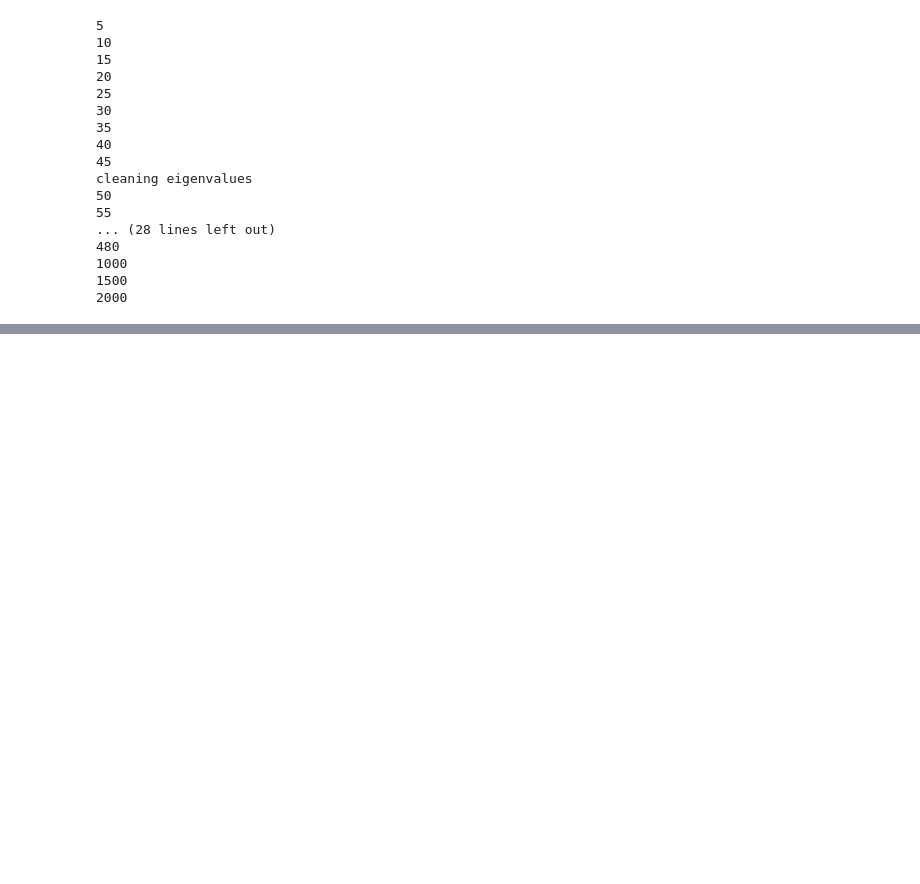
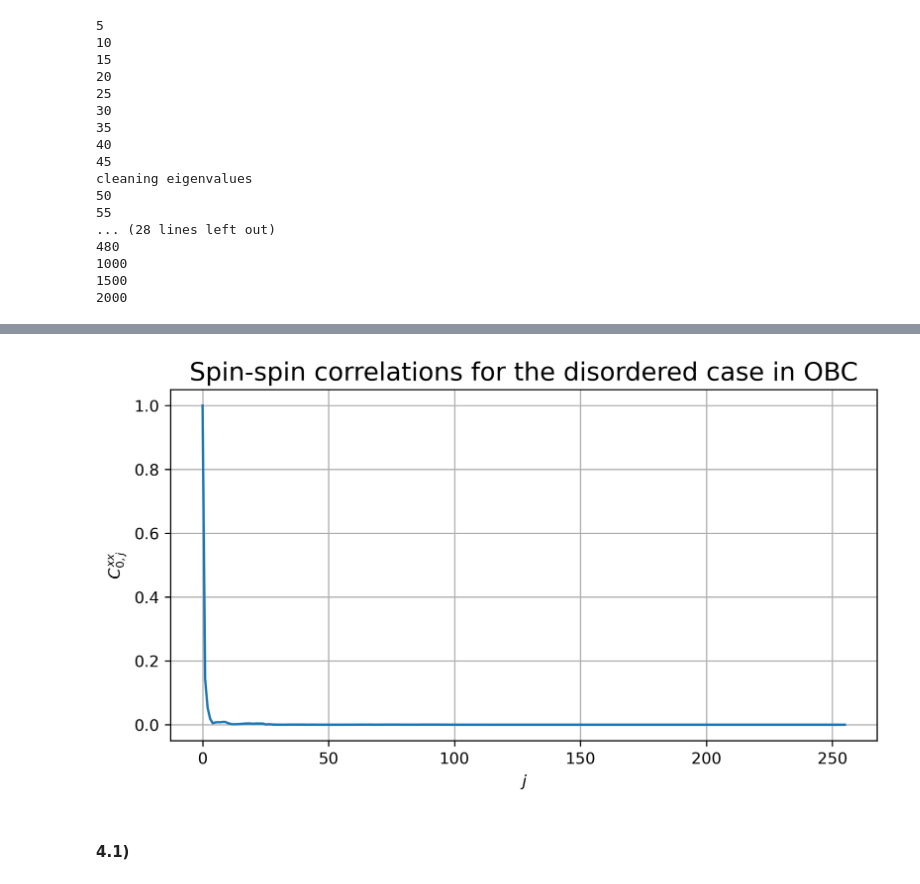
Before and after one commit to RiccardoAndreoni/QIC_HO, a Jupyter notebook: Assignments.ipynb, the cells around one changed output, grey strips where cells are left out. Cells and saved outputs as stored; diff of their text form; code cells hidden in the pictures; blank space fills up the shorter version.

```diff
--- a/Assignments.ipynb
+++ b/Assignments.ipynb
@@ -169,6 +167,22 @@ def fit_upper_bound(L_, y):
   y = als(y)
   par, _ = sp.optimize.curve_fit(bound, np.arange(L_), y, p0=[l[0,0], 1, 1])
   return par
+# %%
+### Assignment 4
+
+def compute_green(U_, V_):
+    return U_@(U_.conjugate().T), U_@(V_.conjugate().T)
+
+def compute_M(U_, V_):
+    G_, F_ = compute_green(U_, V_)
+    L_ = np.shape(U_)[0]
+    return np.eye(L_) - 2*(G_+F_)
+
+def compute_corr(j1_, j2_, M_):
+    if j1_>j2_:
+        j1_,j2_ = j2_,j1_
+    M_red = M_[j1_:j2_, j1_+1:j2_+1]
+    return np.linalg.det(M_red)
 # %% [markdown]
 # **1) Assignment**: Plot of spectrum for a uniform Ising chain in different regimes of transverse field
 # %% [markdown]
@@ -601,0 +681,25 @@ plt.show()
+# %%
+### Compute correlation function
+
+corr = np.zeros((L))
+j1 = 0 #Starting point of the correlation
+
+for j2 in range(L):
+    corr[j2] = compute_corr(j1, j2, M)
+
+
+# Plot
+fig = plt.figure(figsize=(8, 4), dpi=300)
+ax = fig.add_subplot(1, 1, 1)
+ax.set_title(r"Spin-spin correlations for the disordered case in OBC", fontsize=16)
+plt.xlabel(r"$j$")
+plt.ylabel(r"$C_{0, j}^{xx}$")
+plt.plot(np.arange(L), corr)
+plt.grid()
+# ax.legend(loc = "center left", bbox_to_anchor = (1, .5))
+
+plt.show()
+# %% [output]
+[figure, added]
+# %% [markdown]
+#### 4.1)
```
Also changed, not shown: parts of 14 cells of this notebook.
